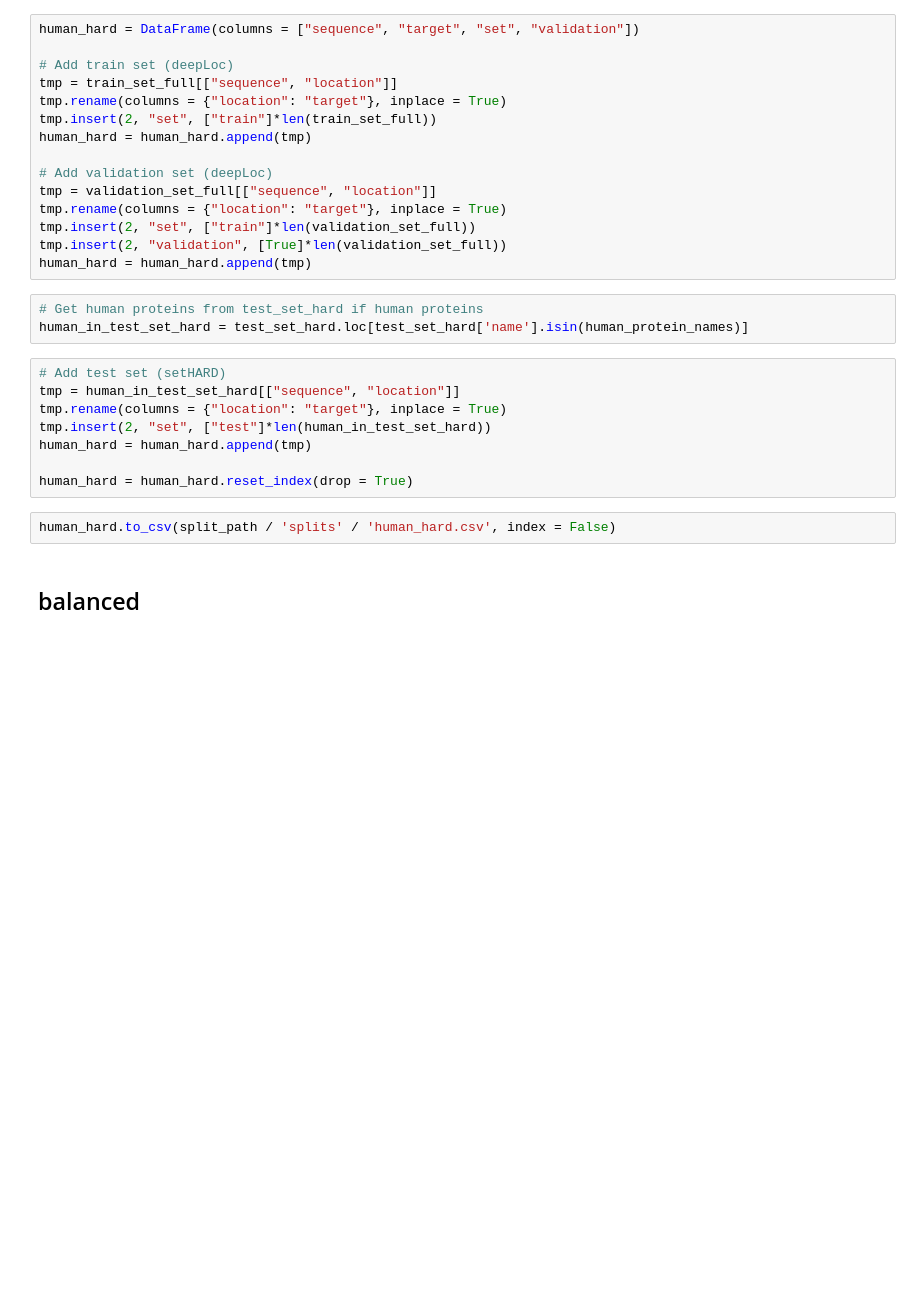
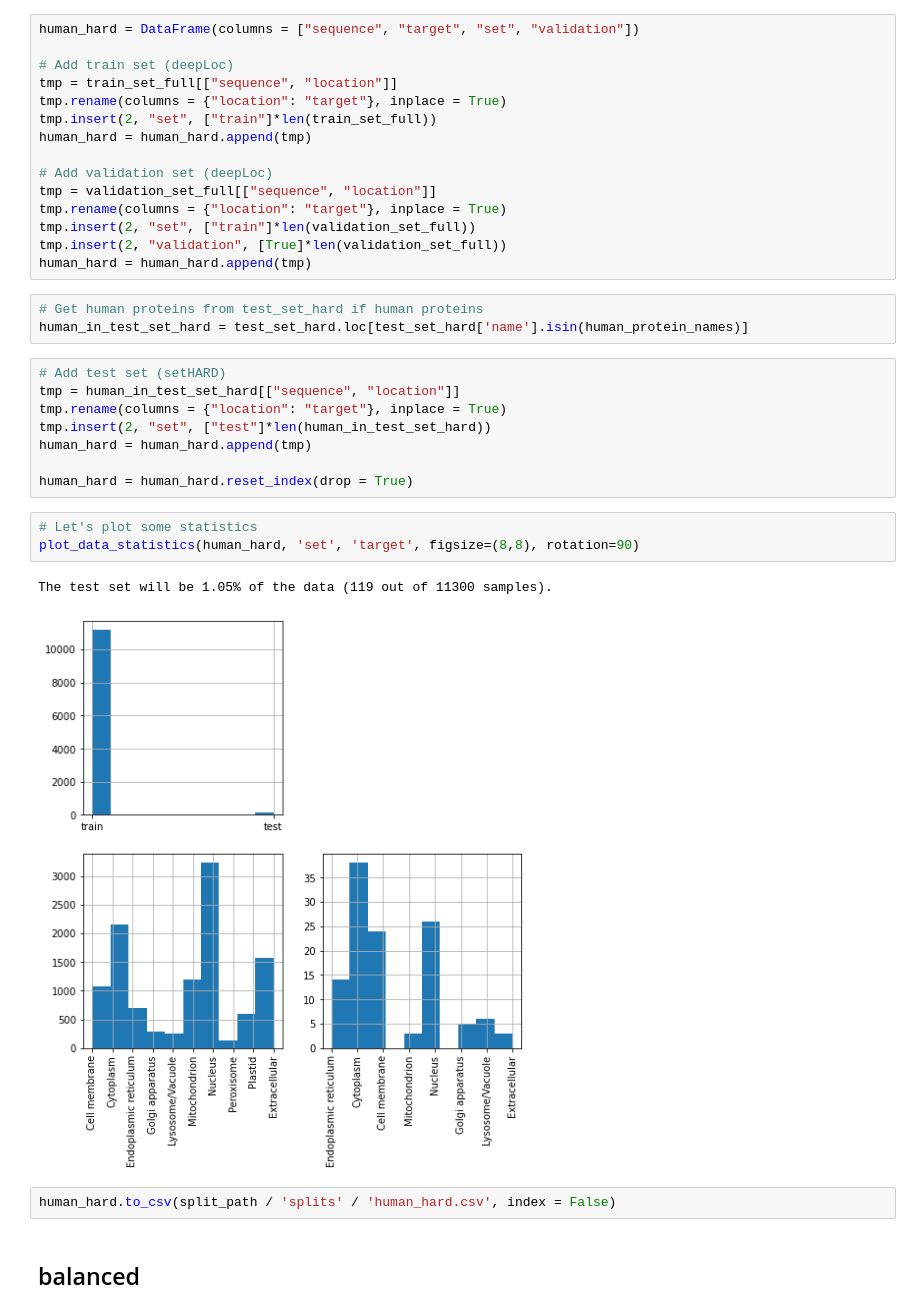
Before and after one commit to J-SNACKKB/FLIP, a Jupyter notebook: collect_splits/4_scl.ipynb, the cells around one changed output. Cells and saved outputs as stored; diff of their text form; blank space fills up the shorter version.

```diff
--- a/collect_splits/4_scl.ipynb
+++ b/collect_splits/4_scl.ipynb
@@ -321,6 +322,12 @@ tmp.insert(2, "set", ["test"]*len(human_in_test_set_hard))
 human_hard = human_hard.append(tmp)
 
 human_hard = human_hard.reset_index(drop = True)
+# %%
+# Let's plot some statistics
+plot_data_statistics(human_hard, 'set', 'target', figsize=(8,8), rotation=90)
+# %% [output]
+The test set will be 1.05% of the data (119 out of 11300 samples).
+[figure, added]
 # %%
 human_hard.to_csv(split_path / 'splits' / 'human_hard.csv', index = False)
 # %% [markdown]
```
Also changed, not shown: parts of 35 cells of this notebook, 2 other files.
